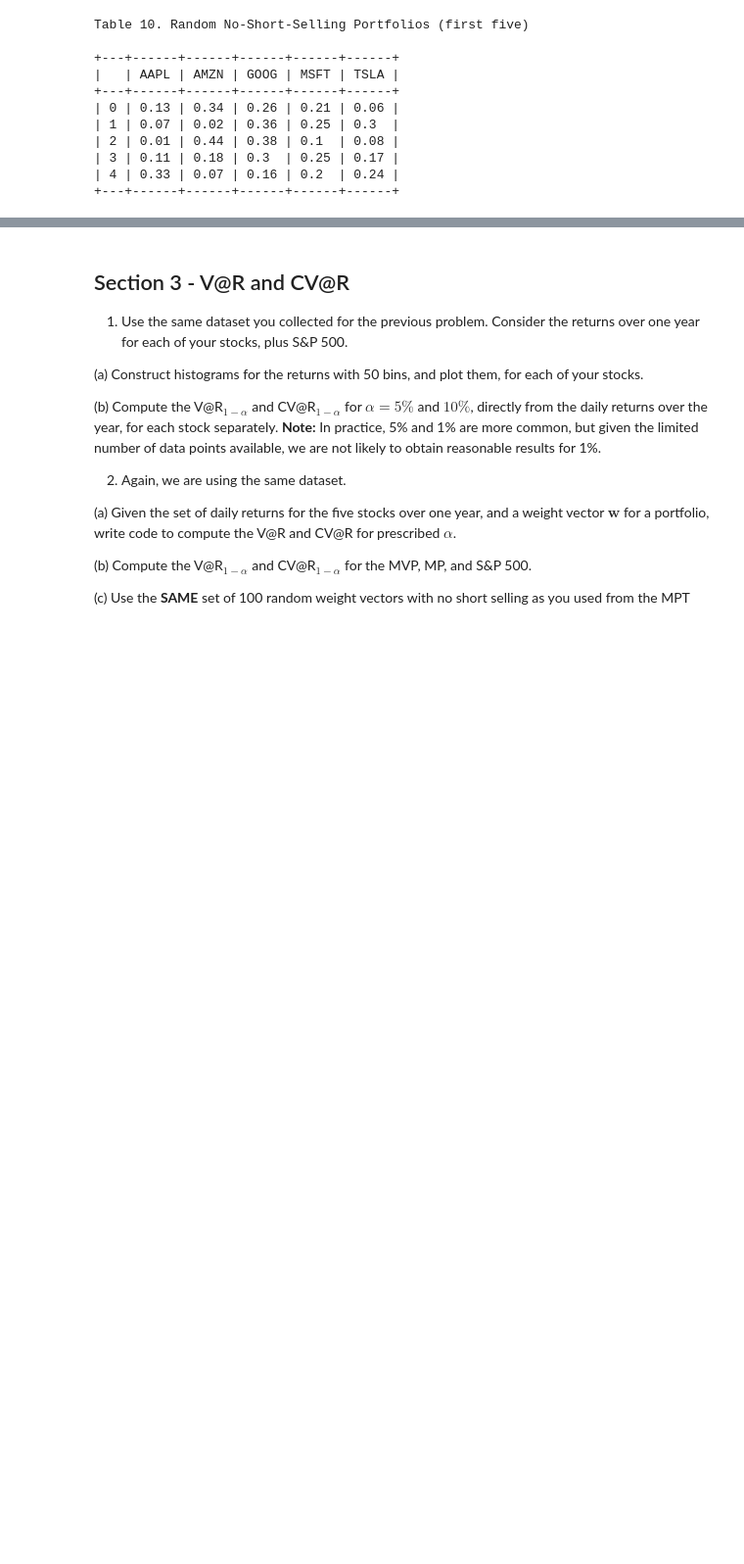
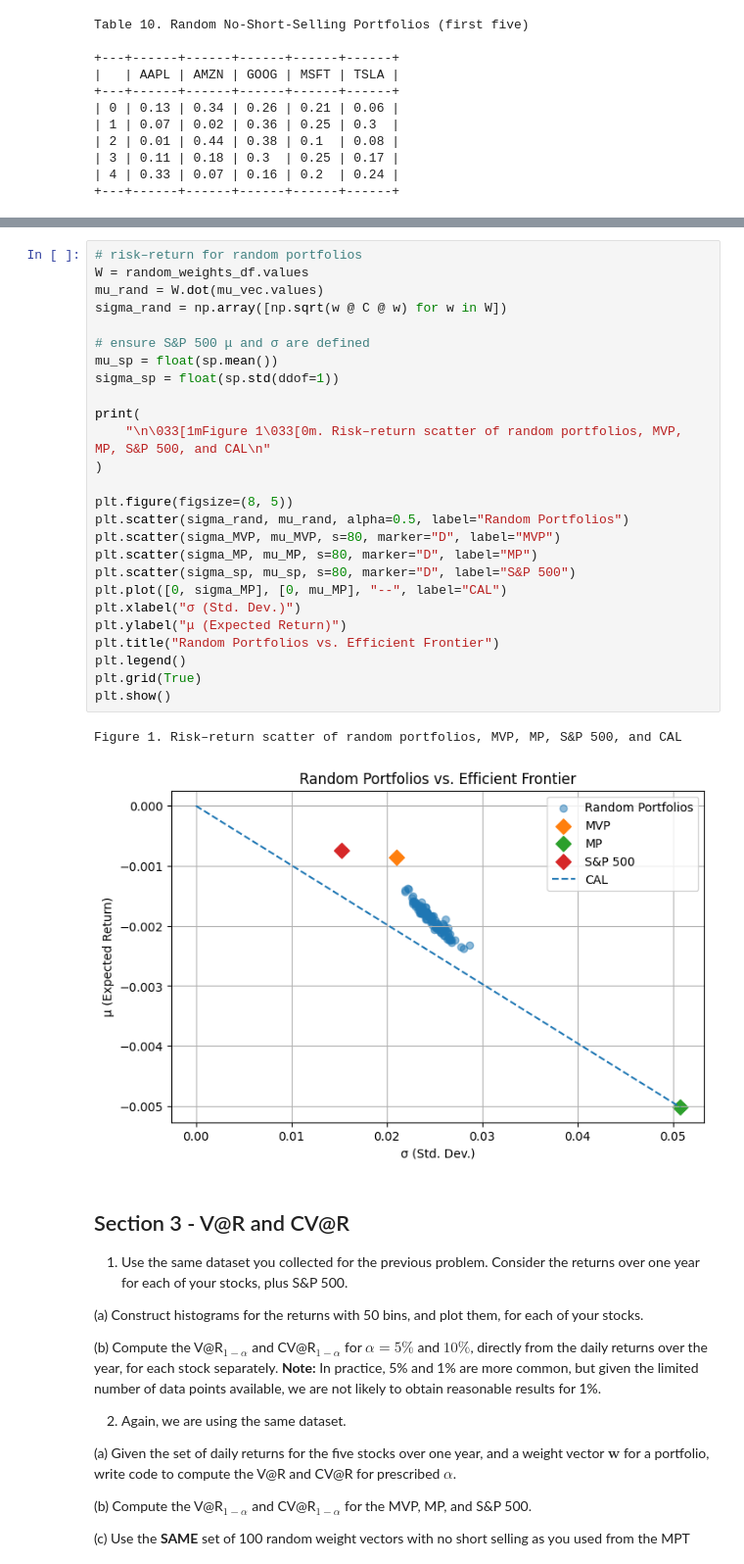
Before and after one commit to toribiodiego/EID-378-Finance, a Jupyter notebook: PS03.ipynb, the cells around one changed output, grey strips where cells are left out. Shown at 98% size. Drawn from its saved outputs; the diff is of its cells as text; blank space fills up the shorter version.

```diff
--- a/PS03.ipynb
+++ b/PS03.ipynb
@@ -460,3 +464,32 @@ Table 10. Random No‑Short‑Selling Portfolios (first five)
+# %%
+# risk–return for random portfolios
+W = random_weights_df.values
+mu_rand = W.dot(mu_vec.values)
+sigma_rand = np.array([np.sqrt(w @ C @ w) for w in W])
+
+# ensure S&P 500 μ and σ are defined
+mu_sp = float(sp.mean())
+sigma_sp = float(sp.std(ddof=1))
+
+print(
+    "\n\033[1mFigure 1\033[0m. Risk–return scatter of random portfolios, MVP, MP, S&P 500, and CAL\n"
+)
+
+plt.figure(figsize=(8, 5))
+plt.scatter(sigma_rand, mu_rand, alpha=0.5, label="Random Portfolios")
+plt.scatter(sigma_MVP, mu_MVP, s=80, marker="D", label="MVP")
+plt.scatter(sigma_MP, mu_MP, s=80, marker="D", label="MP")
+plt.scatter(sigma_sp, mu_sp, s=80, marker="D", label="S&P 500")
+plt.plot([0, sigma_MP], [0, mu_MP], "--", label="CAL")
+plt.xlabel("σ (Std. Dev.)")
+plt.ylabel("μ (Expected Return)")
+plt.title("Random Portfolios vs. Efficient Frontier")
+plt.legend()
+plt.grid(True)
+plt.show()
+# %% [output]
+Figure 1. Risk–return scatter of random portfolios, MVP, MP, S&P 500, and CAL
+[figure, added]
 # %% [markdown]
 ## Section 3 - V@R and CV@R
 
```
Also changed, not shown: parts of 1 cell of this notebook.
